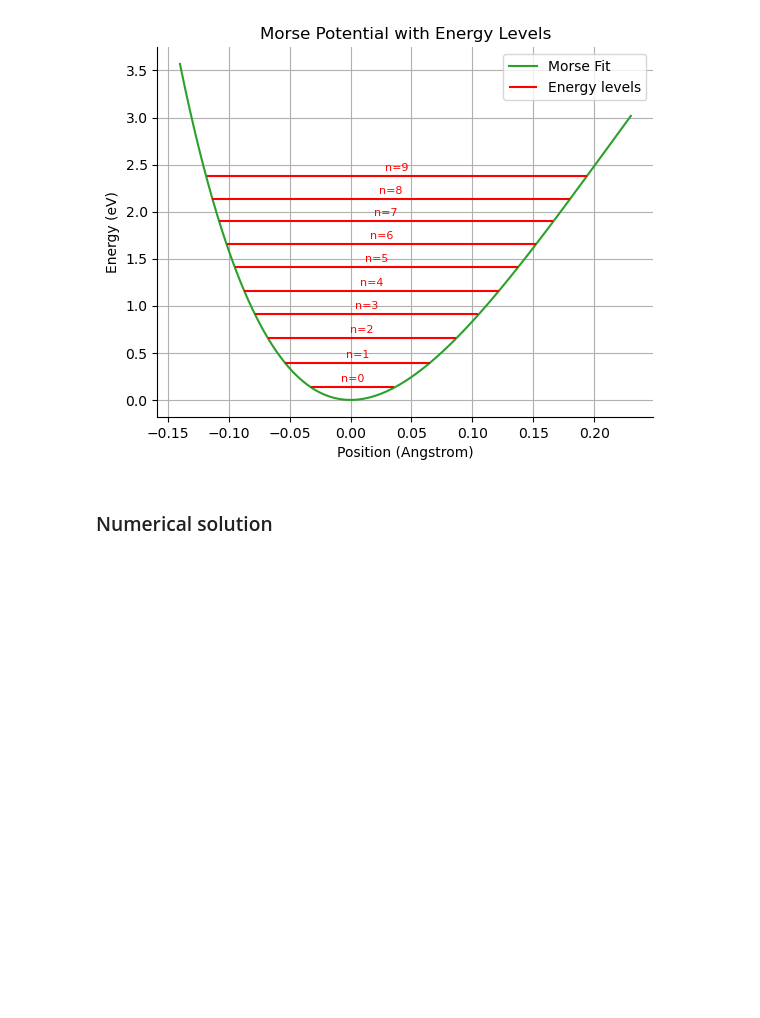
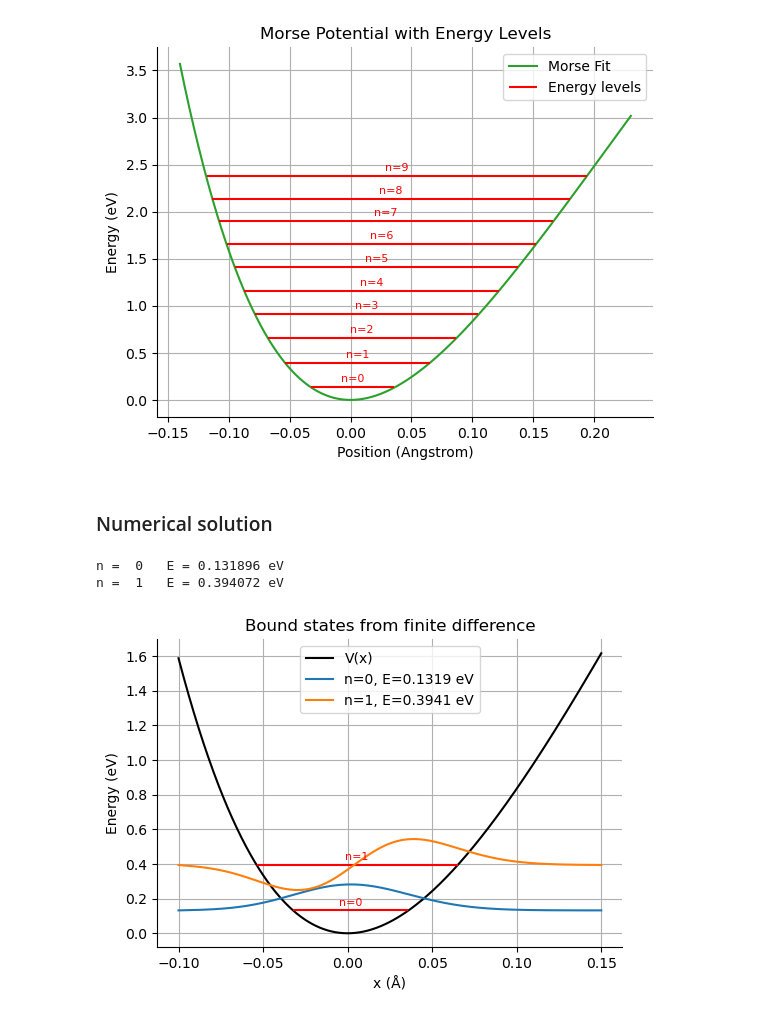
Before and after one commit to framere/SideProj, a Jupyter notebook: calculations_python.ipynb, the cells around one changed output. Saved outputs shown, nothing was run; the diff lists cells and outputs as text; code cells hidden in the pictures; blank space fills up the shorter version.

```diff
--- a/calculations_python.ipynb
+++ b/calculations_python.ipynb
@@ -140,0 +150,58 @@ plt.grid()
+# %%
+# --- choose potential from fit (use Morse here) ---
+V_eV = morse_model(x_A, *params_morse)    # returns eV
+V = V_eV * e                          # convert to J
+
+# enforce high walls to help localization
+V[0]  = V[-1] = np.max(V)*2
+# %%
+# --- kinetic (finite-diff) ---
+coeff = hbar**2 / (2.0 * m_eff * dx**2)
+diag  = 2*coeff + V
+off   = -coeff * np.ones(N-1)
+
+# Dirichlet boundary conditions
+H = np.diag(diag) + np.diag(off,1) + np.diag(off,-1)
+# %%
+from scipy.linalg import eigh
+M = 2
+E_J, PSI = eigh(H, eigvals=(0,M-1))
+E_eV = E_J / e
+
+# normalize wavefunctions
+for n in range(M):
+    norm = np.sqrt(np.sum(np.abs(PSI[:,n])**2)*dx)
+    PSI[:,n] /= norm
+
+# print eigenenergies
+for n in range(M):
+    print(f"n = {n:2d}   E = {E_eV[n]:.6f} eV")
+
+# --- plot first few states on top of V ---
+plt.figure(figsize=(6,4))
+plt.plot(x_A, V_eV, 'k', lw=1.5, label='V(x)')
+
+for n, energy in enumerate(E_eV):
+    min_index = np.where(morse_model(x_A, *params_morse) <= energy)[0][0]
+    max_index = np.where(morse_model(x_A, *params_morse) <= energy)[0][-1]
+    xi, xj = x_A[min_index], x_A[max_index]
+    plt.hlines(energy, xi, xj, colors='r')
+    # place level label centered above the line
+    xmid = 0.5 * (xi + xj)
+    vp = morse_model(x_A, *params_morse)
+    y_offset = 0.01 * (vp.max() - vp.min())
+    plt.text(xmid, energy + y_offset, f"n={n}", ha='center', va='bottom', color='r', fontsize=8)
+    plt.plot(x_A, energy + 0.15*PSI[:,n]/np.max(np.abs(PSI[:,n])),
+             label=f'n={n}, E={energy:.4f} eV')
+
+plt.xlabel('x (Å)')
+plt.ylabel('Energy (eV)')
+plt.legend()
+plt.title('Bound states from finite difference')
+plt.grid(True)
+sns.despine()
+plt.show()
+# %% [output]
+n =  0   E = 0.131896 eV
+n =  1   E = 0.394072 eV
+[figure, added]
```
Also changed, not shown: parts of 2 cells of this notebook, 4 other files.
